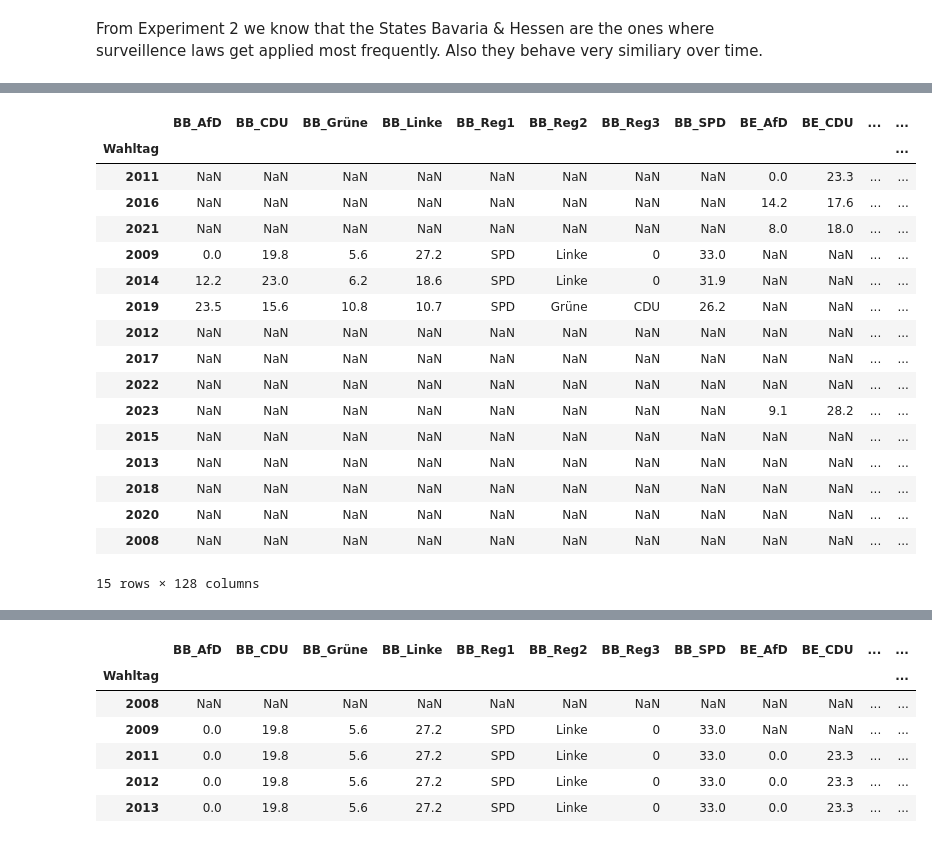
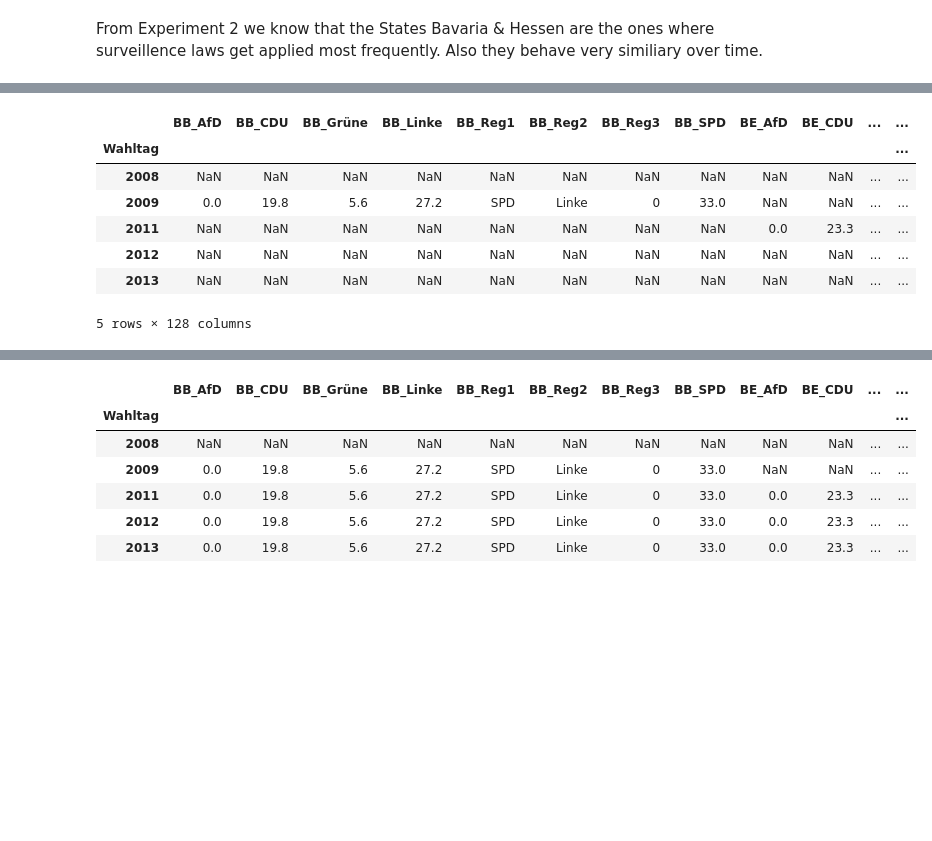
Before and after one commit to JakobUnterholzner/DataLiteracy, a Jupyter notebook: exp/exp_JU_03_PoliticalPartiesAndSurveillance.ipynb, the cells around one changed output, grey strips where cells are left out. Saved outputs shown, nothing was run; the diff lists cells and outputs as text; code cells hidden in the pictures; blank space fills up the shorter version.

```diff
--- a/exp/exp_JU_03_PoliticalPartiesAndSurveillance.ipynb
+++ b/exp/exp_JU_03_PoliticalPartiesAndSurveillance.ipynb
@@ -205,3 +127,5 @@ for partner in partnerships:
 #also add CSU and CDU
 government['CDU'] += government['CSU']
 government = government.drop('CSU', axis=1)
+government.replace('CSU', 'CDU', inplace=True)
+government.head(10)
@@ -261,4 +175,8 @@ data
 # %%
-for state in data.columns[1:]:
-    data = data.assign(**{f'{state}_Reg1': np.nan, f'{state}_Reg2': np.nan, f'{state}_Reg3': np.nan})
-data
+#Adding empty columns for the government parties
+#for state in data.columns[1:]:
+#    data = data.assign(**{f'{state}_Reg1': np.nan, f'{state}_Reg2': np.nan, f'{state}_Reg3': np.nan})
+
+#sorting the columns alphabetically
+#data = data.sort_index(axis=1)
+#data
@@ -290,9 +183,11 @@ Index([2013, 2016, 2019, 2020, 2021], dtype='int32', name='Year')
 # %%
+#we only want to analyze the most important parties for now
 government = government[['Wahltag', 'State', 'Reg1', 'Reg2', 'Reg3','CDU', 'SPD', 'Grüne', 'Linke', 'AfD']]
 government.loc[:, 'Wahltag'] = pd.to_datetime(government['Wahltag'], format='%d.%m.%Y').dt.year
 
 government.set_index('Wahltag', inplace=True)
-government
+government.sort_index(inplace=True)
+government.head(10)
 # %% [output]
 |  | State | Reg1 | Reg2 | Reg3 | CDU | SPD | Grüne | Linke | AfD |
 | Wahltag |  |  |  |  |  |  |  |  |  |
@@ -315,39 +204,32 @@ government
 # %%
-# Create a new DataFrame with unique years
+#For now the State was stored in a single column, we want to have in the column name directily
+#This is needed to later merge the dateframes, at least I didn't find another way to do it
+#Also each year now has a single row instad of multiple rows for each state!
+
 unique_years = pd.DataFrame(government.index.unique(), columns=['Wahltag'])
 
 # For each unique state
 for state in government['State'].unique():
     # Filter government for this state
     state_df = government[government['State'] == state].copy()
     # Drop the 'State' column
     state_df.drop(columns='State', inplace=True)
     # Rename the other columns to include the state value
     state = state.upper()
     state_df.columns = [f'{state}_{col}' for col in state_df.columns]
     # Merge with unique_years on 'Wahltag'
     unique_years = pd.merge(unique_years, state_df, on='Wahltag', how='left')
 
 unique_years.set_index('Wahltag', inplace=True)
+unique_years.sort_index(axis=0, inplace=True)
 unique_years.sort_index(axis=1, inplace=True)
-
-unique_years
+unique_years.head(5)
 # %% [output]
 |  | BB_AfD | BB_CDU | BB_Grüne | BB_Linke | BB_Reg1 | BB_Reg2 | BB_Reg3 | BB_SPD | BE_AfD | BE_CDU | ... | ... |
 | Wahltag |  |  |  |  |  |  |  |  |  |  |  | ... |
+| 2008 | NaN | NaN | NaN | NaN | NaN | NaN | NaN | NaN | NaN | NaN | ... | ... |
+| 2009 | 0.0 | 19.8 | 5.6 | 27.2 | SPD | Linke | 0 | 33.0 | NaN | NaN | ... | ... |
 | 2011 | NaN | NaN | NaN | NaN | NaN | NaN | NaN | NaN | 0.0 | 23.3 | ... | ... |
-| 2016 | NaN | NaN | NaN | NaN | NaN | NaN | NaN | NaN | 14.2 | 17.6 | ... | ... |
-| 2021 | NaN | NaN | NaN | NaN | NaN | NaN | NaN | NaN | 8.0 | 18.0 | ... | ... |
-| 2009 | 0.0 | 19.8 | 5.6 | 27.2 | SPD | Linke | 0 | 33.0 | NaN | NaN | ... | ... |
-| 2014 | 12.2 | 23.0 | 6.2 | 18.6 | SPD | Linke | 0 | 31.9 | NaN | NaN | ... | ... |
-| 2019 | 23.5 | 15.6 | 10.8 | 10.7 | SPD | Grüne | CDU | 26.2 | NaN | NaN | ... | ... |
 | 2012 | NaN | NaN | NaN | NaN | NaN | NaN | NaN | NaN | NaN | NaN | ... | ... |
-| 2017 | NaN | NaN | NaN | NaN | NaN | NaN | NaN | NaN | NaN | NaN | ... | ... |
-| 2022 | NaN | NaN | NaN | NaN | NaN | NaN | NaN | NaN | NaN | NaN | ... | ... |
-| 2023 | NaN | NaN | NaN | NaN | NaN | NaN | NaN | NaN | 9.1 | 28.2 | ... | ... |
-| 2015 | NaN | NaN | NaN | NaN | NaN | NaN | NaN | NaN | NaN | NaN | ... | ... |
 | 2013 | NaN | NaN | NaN | NaN | NaN | NaN | NaN | NaN | NaN | NaN | ... | ... |
-| 2018 | NaN | NaN | NaN | NaN | NaN | NaN | NaN | NaN | NaN | NaN | ... | ... |
-| 2020 | NaN | NaN | NaN | NaN | NaN | NaN | NaN | NaN | NaN | NaN | ... | ... |
-| 2008 | NaN | NaN | NaN | NaN | NaN | NaN | NaN | NaN | NaN | NaN | ... | ... |
-15 rows × 128 columns
+5 rows × 128 columns
```
Also changed, not shown: parts of 30 cells of this notebook.
